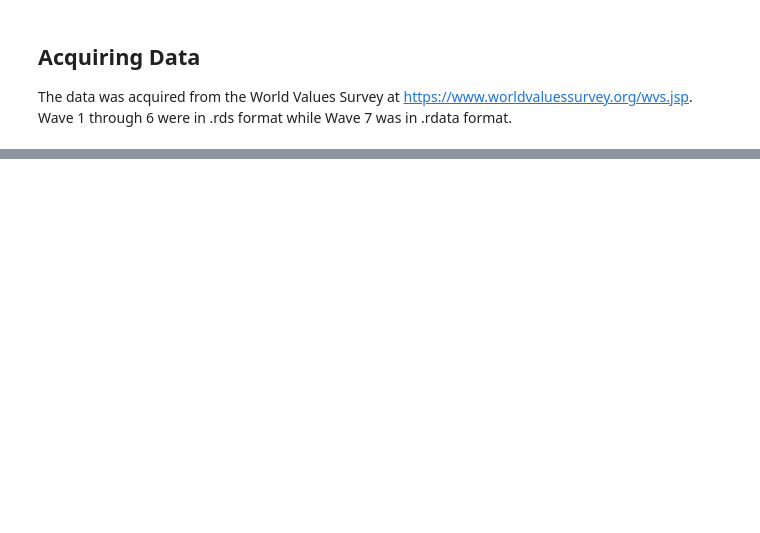
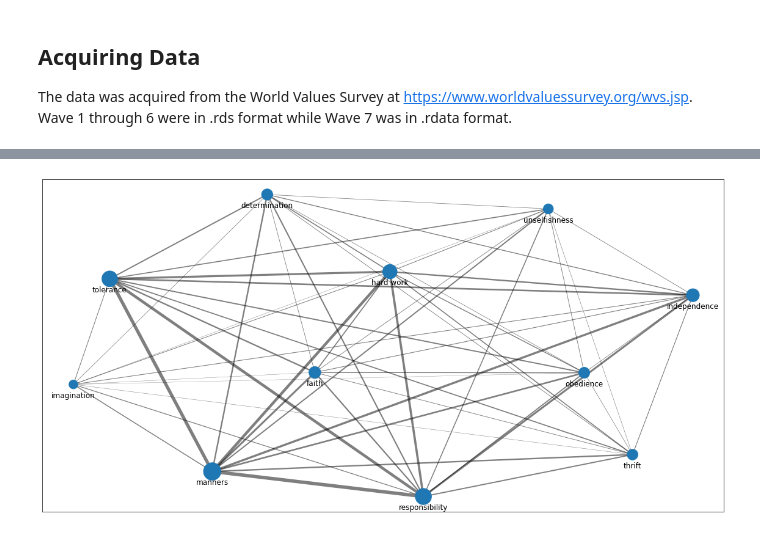
Before and after one commit to wplam107/world_values, a Jupyter notebook: notebooks/child_traits.ipynb, the cells around one changed output, grey strips where cells are left out. Cells and saved outputs as stored; diff of their text form; code cells hidden in the pictures; blank space fills up the shorter version.

```diff
--- a/notebooks/child_traits.ipynb
+++ b/notebooks/child_traits.ipynb
@@ -199,0 +120,44 @@ def qbc(df, question, urbrural=True):
+# %%
+# Create list of trait pairs
+edges = list(combinations(traits, 2))
+# %%
+# Create list of trait pair counts
+co_counts = []
+for edge in edges:
+    first = edge[0]
+    second = edge[1]
+    co_count = df[traits].groupby(first)[second].value_counts()[(True, True)]
+    co_counts.append(co_count)
+# %%
+# Scale node size and edge width
+total_obs = len(df)
+width = [ 10 * count/total_obs for count in co_counts ]
+size = [ 1000 * count[1]/total_obs for count in node_counts ]
+# %%
+# Instantiate graph, add nodes and edges
+G = nx.Graph()
+G.add_nodes_from(traits)
+G.add_edges_from(edges)
+
+# Create node positions with Fruchterman-Reingold force-directed algorithm
+pos = nx.spring_layout(G)
+
+# Create node labels
+labels = { f'{trait}': f'{trait}' for trait in traits }
+
+# Create label positions from node positions
+label_pos = {
+    trait: np.array([pos[trait][0], pos[trait][1]-0.075])
+    for trait in traits
+}
+# %%
+# Plot graph
+plt.figure(figsize=(20,10))
+
+nx.draw_networkx_edges(G, pos, edgelist=edges, width=width, alpha=0.5)
+nx.draw_networkx_nodes(G, pos, nodelist=traits, node_size=size)
+nx.draw_networkx_labels(G, label_pos, labels=labels)
+
+plt.show()
+# %% [output]
+[figure, added]
```
Also changed, not shown: parts of 35 cells of this notebook, 1 other file.
